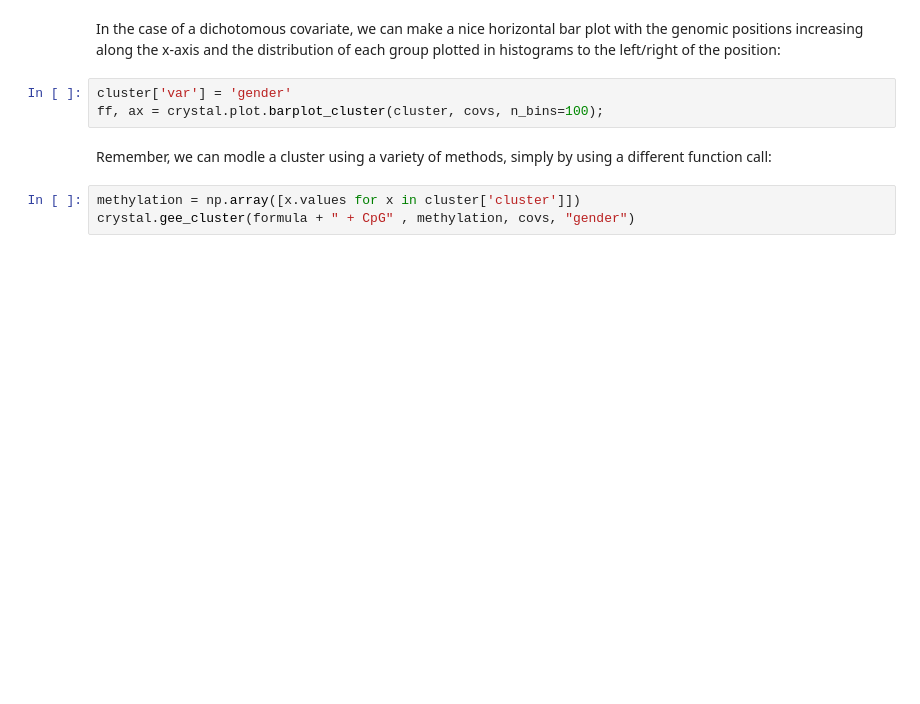
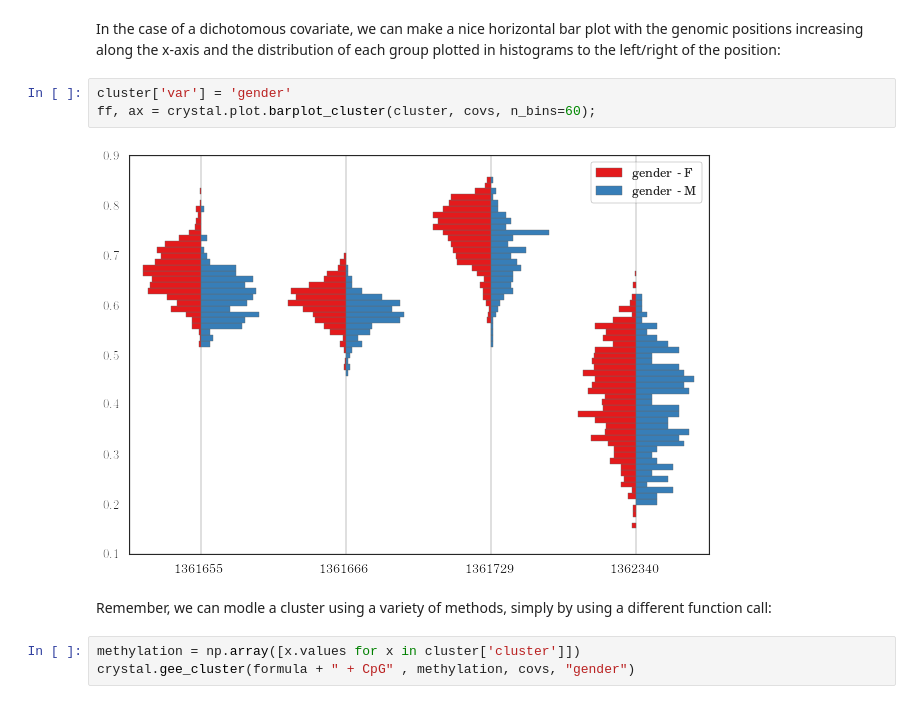
Before and after one commit to brentp/crystal, a Jupyter notebook: notebooks/Introduction.ipynb, the cells around one changed output. Saved outputs shown, nothing was run; the diff lists cells and outputs as text; blank space fills up the shorter version.

```diff
--- a/notebooks/Introduction.ipynb
+++ b/notebooks/Introduction.ipynb
@@ -256,7 +263,9 @@ cluster
 In the case of a dichotomous covariate, we can make a nice horizontal bar plot with the genomic positions increasing along the x-axis and the distribution of each group plotted in histograms to the left/right of the position:
 # %%
 cluster['var'] = 'gender'
-ff, ax = crystal.plot.barplot_cluster(cluster, covs, n_bins=100);
+ff, ax = crystal.plot.barplot_cluster(cluster, covs, n_bins=60);
+# %% [output]
+[figure, added]
 # %% [markdown]
 Remember, we can modle a cluster using a variety of methods, simply by using a different function call:
 # %%
```
Also changed, not shown: parts of 12 cells of this notebook, 1 other file.
